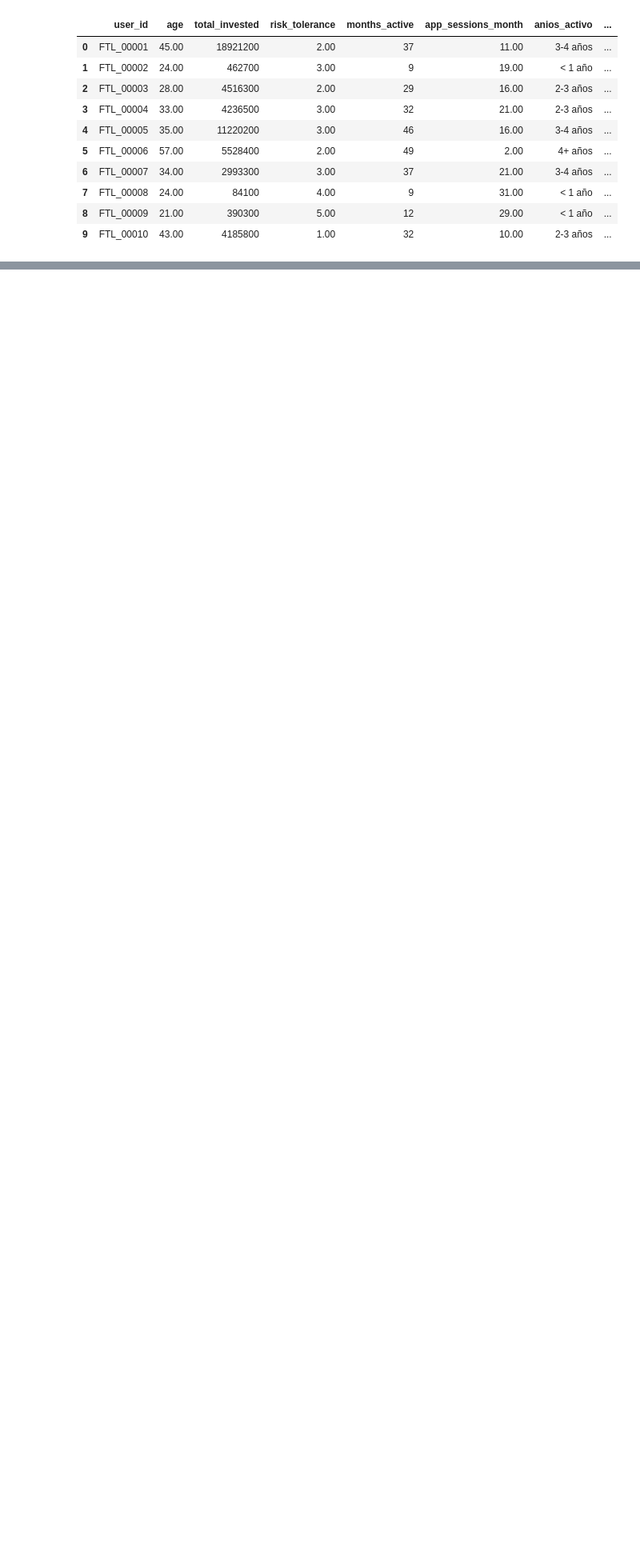
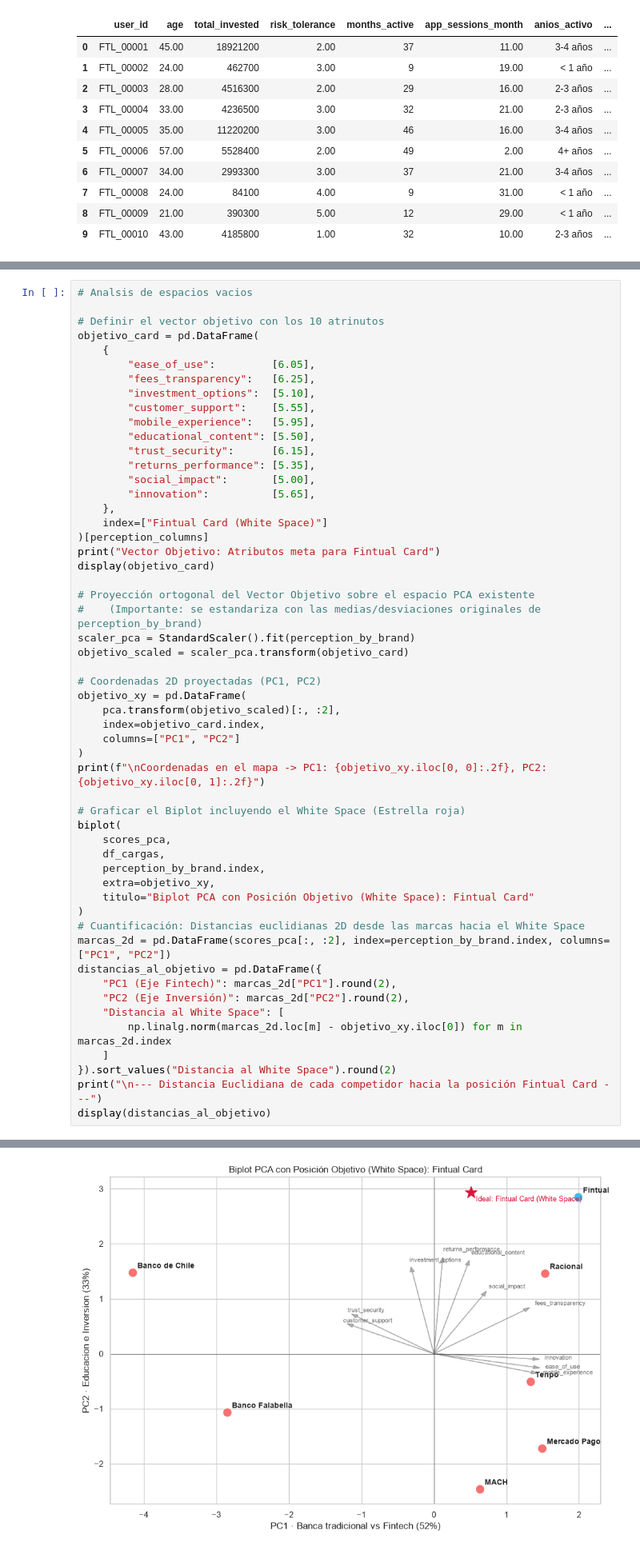
Before and after one commit to fcisternasg/fintual-card-marketing-analytics, a Jupyter notebook: Taller_Fintual_Limpio.ipynb, the cells around one changed output, grey strips where cells are left out. Shown at 80% size. Drawn from its saved outputs; the diff is of its cells as text; blank space fills up the shorter version.

```diff
--- a/Taller_Fintual_Limpio.ipynb
+++ b/Taller_Fintual_Limpio.ipynb
@@ -755,0 +1139,55 @@ En consecuencia, los "Profesionales en Construcción" resultan el segmento más
+# %%
+# Analsis de espacios vacios
+
+# Definir el vector objetivo con los 10 atrinutos
+objetivo_card = pd.DataFrame(
+    {
+        "ease_of_use":         [6.05],
+        "fees_transparency":   [6.25],
+        "investment_options":  [5.10],
+        "customer_support":    [5.55],
+        "mobile_experience":   [5.95],
+        "educational_content": [5.50],
+        "trust_security":      [6.15],
+        "returns_performance": [5.35],
+        "social_impact":       [5.00],
+        "innovation":          [5.65],
+    },
+    index=["Fintual Card (White Space)"]
+)[perception_columns]
+print("Vector Objetivo: Atributos meta para Fintual Card")
+display(objetivo_card)
+
+# Proyección ortogonal del Vector Objetivo sobre el espacio PCA existente
+#    (Importante: se estandariza con las medias/desviaciones originales de perception_by_brand)
+scaler_pca = StandardScaler().fit(perception_by_brand)
+objetivo_scaled = scaler_pca.transform(objetivo_card)
+
+# Coordenadas 2D proyectadas (PC1, PC2)
+objetivo_xy = pd.DataFrame(
+    pca.transform(objetivo_scaled)[:, :2],
+    index=objetivo_card.index,
+    columns=["PC1", "PC2"]
+)
+print(f"\nCoordenadas en el mapa -> PC1: {objetivo_xy.iloc[0, 0]:.2f}, PC2: {objetivo_xy.iloc[0, 1]:.2f}")
+
+# Graficar el Biplot incluyendo el White Space (Estrella roja)
+biplot(
+    scores_pca,
+    df_cargas,
+    perception_by_brand.index,
+    extra=objetivo_xy,
+    titulo="Biplot PCA con Posición Objetivo (White Space): Fintual Card"
+)
+# Cuantificación: Distancias euclidianas 2D desde las marcas hacia el White Space
+marcas_2d = pd.DataFrame(scores_pca[:, :2], index=perception_by_brand.index, columns=["PC1", "PC2"])
+distancias_al_objetivo = pd.DataFrame({
+    "PC1 (Eje Fintech)": marcas_2d["PC1"].round(2),
+    "PC2 (Eje Inversión)": marcas_2d["PC2"].round(2),
+    "Distancia al White Space": [
+        np.linalg.norm(marcas_2d.loc[m] - objetivo_xy.iloc[0]) for m in marcas_2d.index
+    ]
+}).sort_values("Distancia al White Space").round(2)
+print("\n--- Distancia Euclidiana de cada competidor hacia la posición Fintual Card ---")
+display(distancias_al_objetivo)
+# %% [output]
@@ -755,0 +1198 @@ En consecuencia, los "Profesionales en Construcción" resultan el segmento más
+[figure, added]
```
Also changed, not shown: parts of 26 cells of this notebook.
